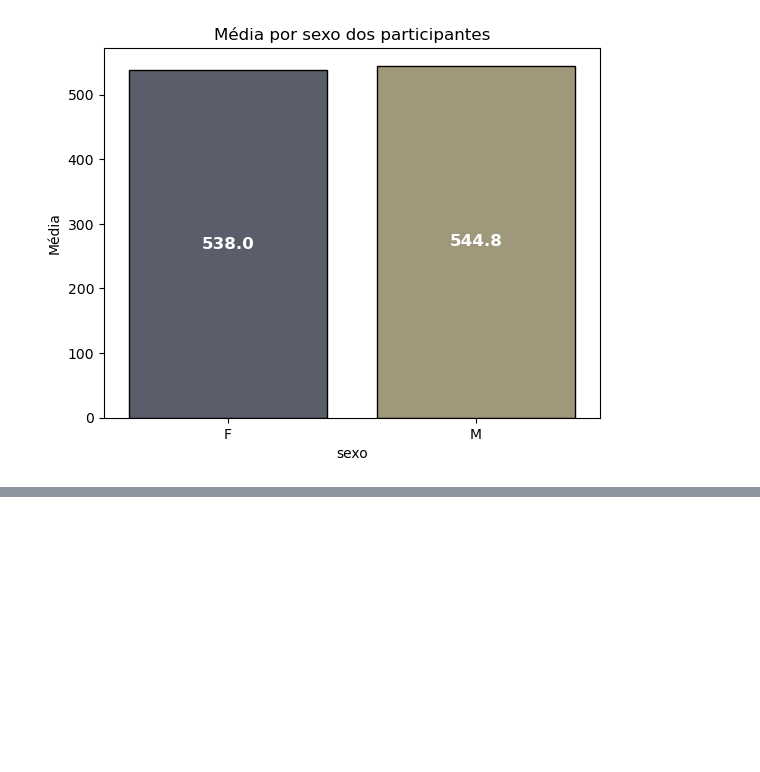
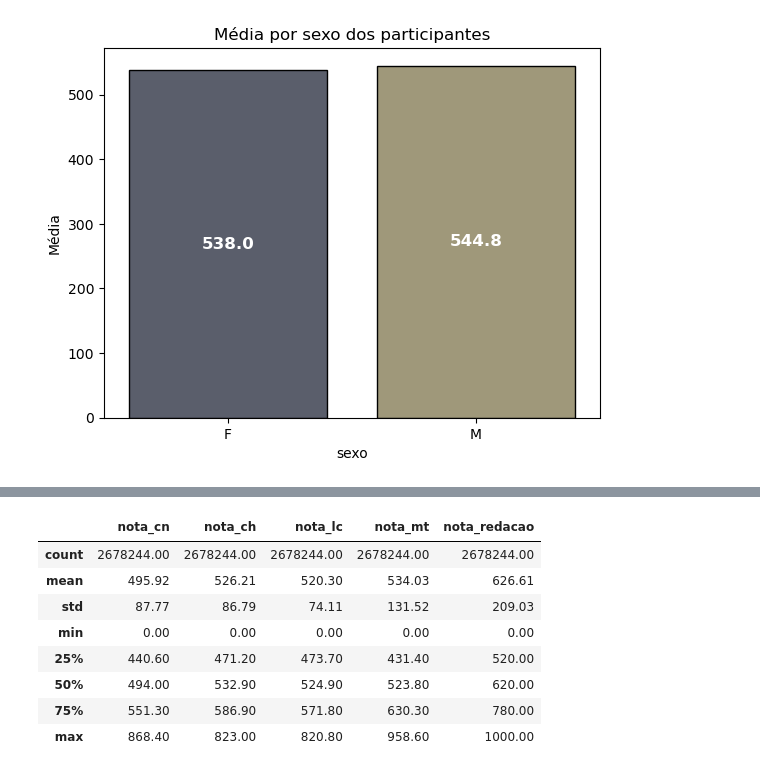
Before and after one commit to LucasArauj99/analise-enem-2023, a Jupyter notebook: analise_enem_2023.ipynb, the cells around one changed output, grey strips where cells are left out. Cells and saved outputs as stored; diff of their text form; code cells hidden in the pictures; blank space fills up the shorter version.

```diff
--- a/analise_enem_2023.ipynb
+++ b/analise_enem_2023.ipynb
@@ -564,0 +528,12 @@ Name: count, dtype: int64
+# %%
+dados[['nota_cn', 'nota_ch', 'nota_lc', 'nota_mt', 'nota_redacao']].describe()
+# %% [output]
+|  | nota_cn | nota_ch | nota_lc | nota_mt | nota_redacao |
+| count | 2678244.00 | 2678244.00 | 2678244.00 | 2678244.00 | 2678244.00 |
+| mean | 495.92 | 526.21 | 520.30 | 534.03 | 626.61 |
+| std | 87.77 | 86.79 | 74.11 | 131.52 | 209.03 |
+| min | 0.00 | 0.00 | 0.00 | 0.00 | 0.00 |
+| 25% | 440.60 | 471.20 | 473.70 | 431.40 | 520.00 |
+| 50% | 494.00 | 532.90 | 524.90 | 523.80 | 620.00 |
+| 75% | 551.30 | 586.90 | 571.80 | 630.30 | 780.00 |
+| max | 868.40 | 823.00 | 820.80 | 958.60 | 1000.00 |
```
Also changed, not shown: parts of 30 cells of this notebook, 1 other file.
